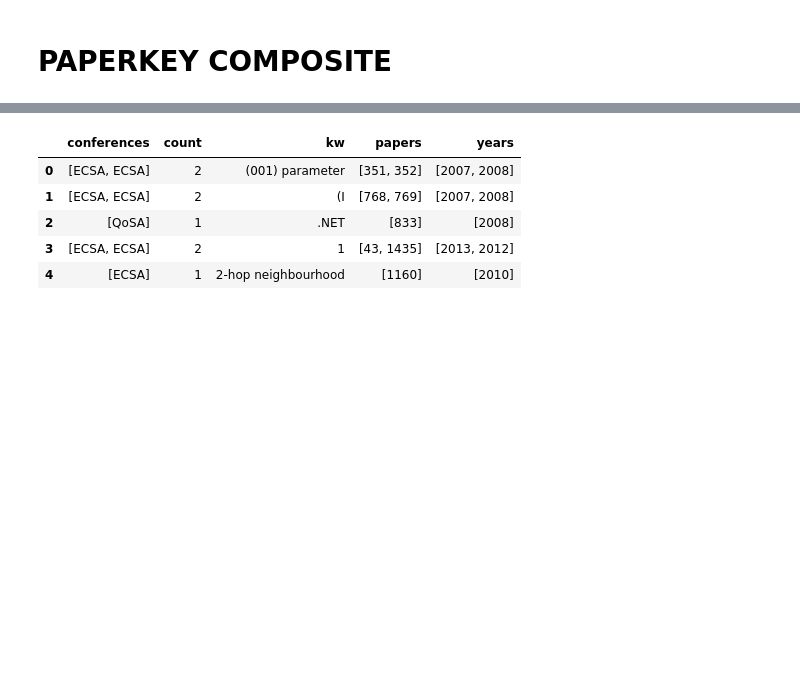
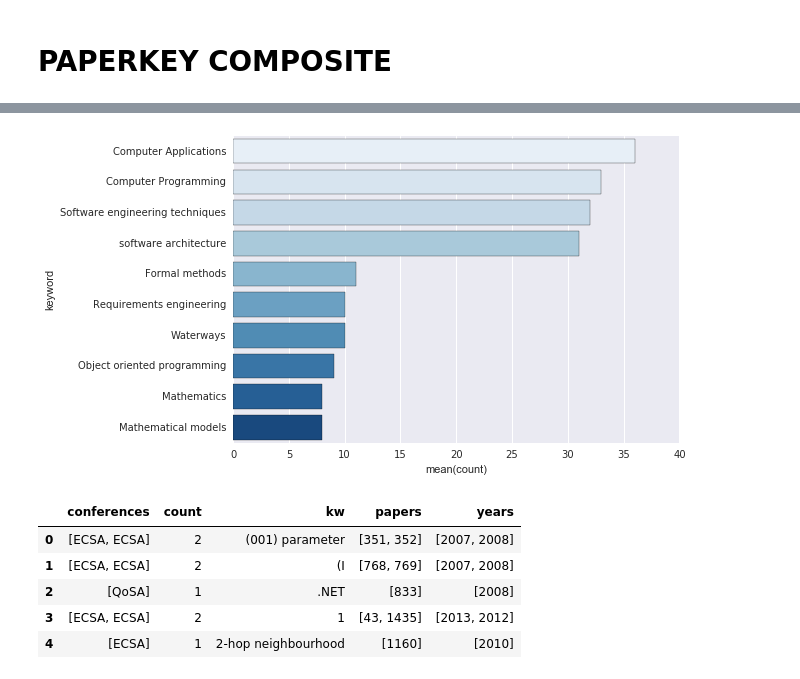
Before and after one commit to noveroa/DataBases, a Jupyter notebook: sqlStart/newSqlNotebooknew_compositesadded.ipynb, the cells around one changed output, grey strips where cells are left out. Saved outputs shown, nothing was run; the diff lists cells and outputs as text; code cells hidden in the pictures; blank space fills up the shorter version.

```diff
--- a/sqlStart/newSqlNotebooknew_compositesadded.ipynb
+++ b/sqlStart/newSqlNotebooknew_compositesadded.ipynb
@@ -228,3 +319,8 @@ ctsmerge = cts.merge(m, on = 'keyword')
+# %%
+ax = plt.figure()
+ax = sns.barplot(data = new, orient = "h", x = 'count', y = 'keyword', palette='Blues')
+# %% [output]
+[figure, added]
 # %%
 table = []
 for idx in cts.index.get_values():
```
Also changed, not shown: parts of 13 cells of this notebook, 5 other files.
